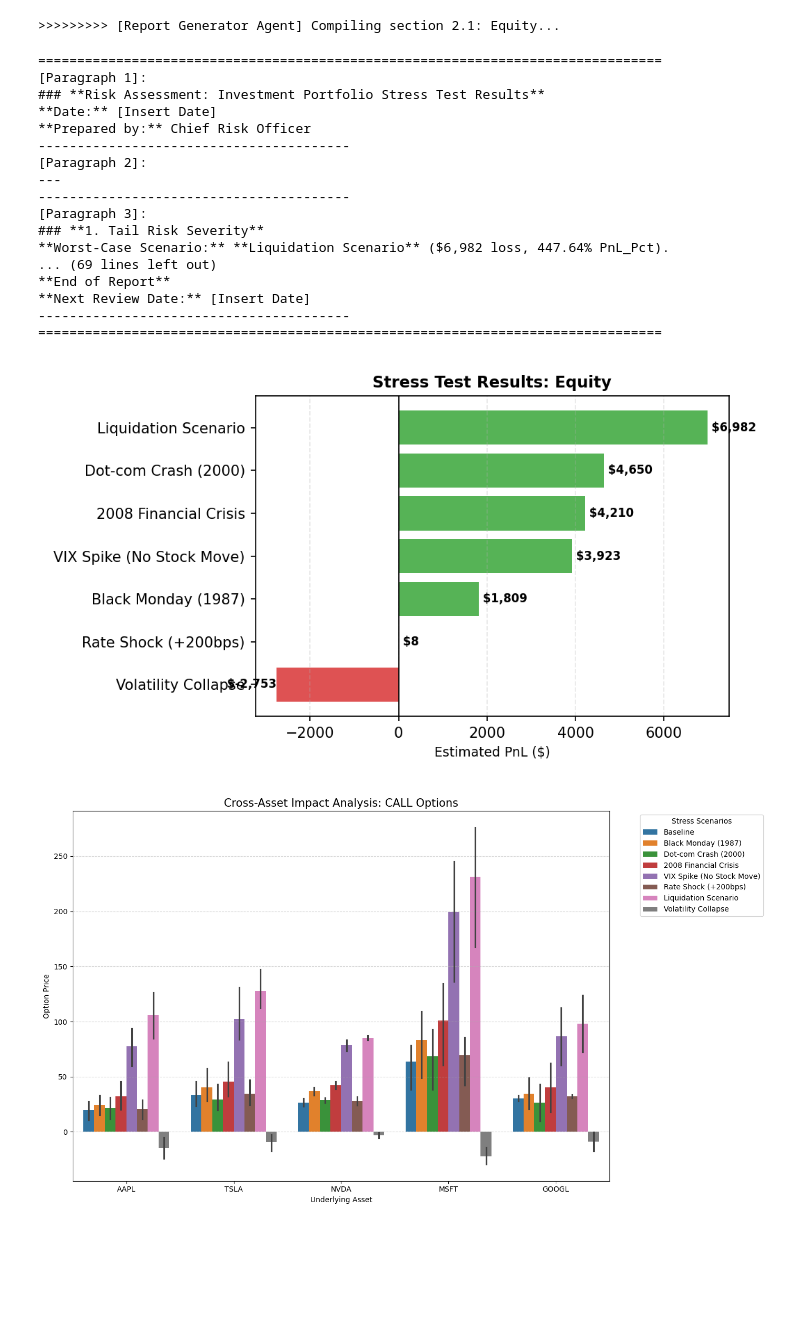
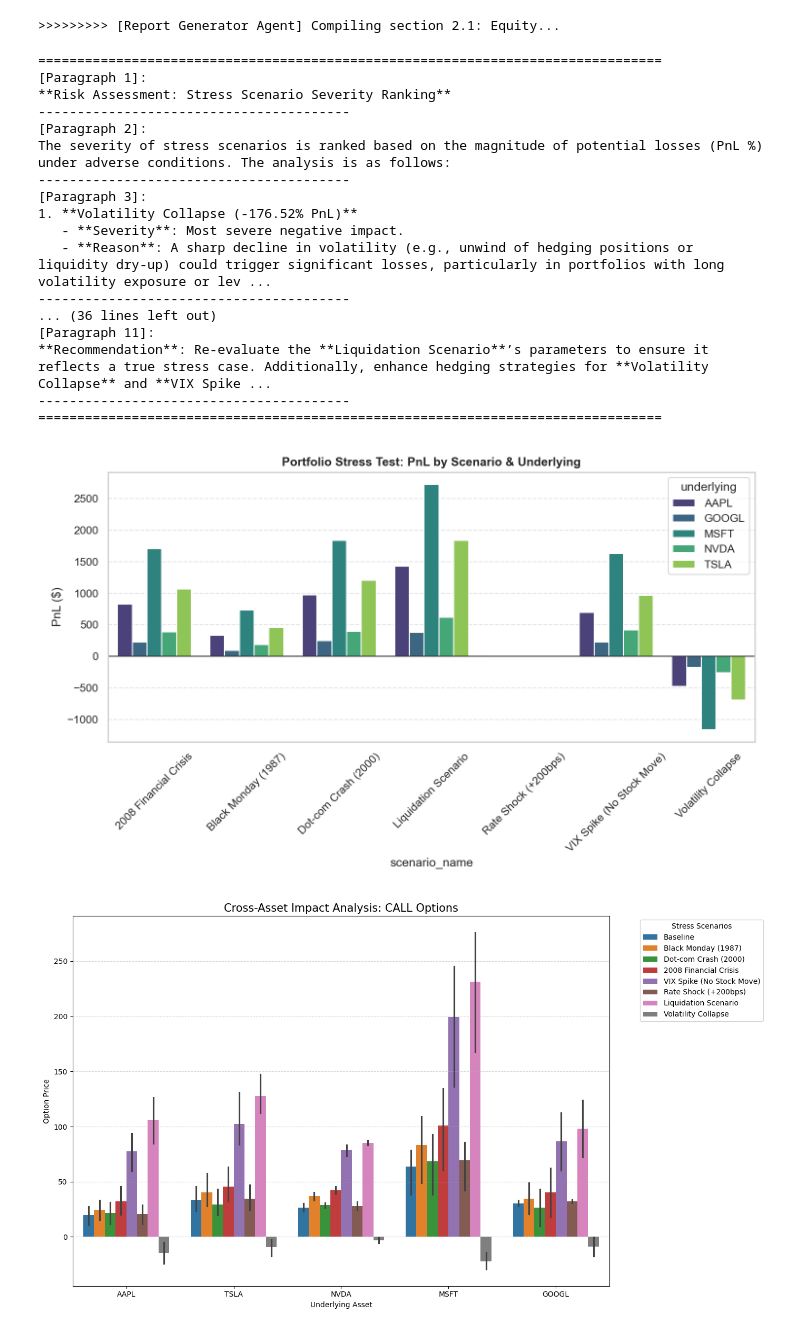
Before and after one commit to davidzgu/model_doc_automation, a Jupyter notebook: notebooks/dev/dev_multi_agent.ipynb, the cells around one changed output. Cells and saved outputs as stored; diff of their text form; code cells hidden in the pictures; blank space fills up the shorter version.

Commit message:
update report

```diff
--- a/notebooks/dev/dev_multi_agent.ipynb
+++ b/notebooks/dev/dev_multi_agent.ipynb
@@ -1512,6 +1834,6 @@ from bsm_multi_agents.agents.report_generator_node import (
 
 df = stress_test_results_sub
 # %%
-df_stress_raw, df_llm_clean = prepare_stress_test_data(df)
-table_str = df_llm_clean.to_markdown(index=False)
+df_agg_underlying_level, df_agg_scenario_level = prepare_stress_test_data(df)
+df_str = df_agg_scenario_level.to_markdown(index=False)
 # %%
@@ -1538,28 +1865,28 @@ ai_msg = llm.invoke([
 # %%
-_print_debug_summary(ai_msg.content)
+_print_debug_summary(res_quality)
 # %% [output]
 ================================================================================
 [Paragraph 1]:
-### **Risk Assessment: Investment Portfolio Stress Test Results**
-**Date:** [Insert Date]
-**Prepared by:** Chief Risk Officer
+**Risk Assessment: Stress Scenario Severity Ranking**
 ----------------------------------------
 [Paragraph 2]:
----
+The severity of stress scenarios is ranked based on the magnitude of potential losses (PnL %) under adverse conditions. The analysis is as follows:
 ----------------------------------------
 [Paragraph 3]:
-### **1. Tail Risk Severity**
-**Worst-Case Scenario:** **Liquidation Scenario** ($6,982 loss, 447.64% PnL_Pct).
-... (69 lines left out)
-**End of Report**
-**Next Review Date:** [Insert Date]
+1. **Volatility Collapse (-176.52% PnL)**
+   - **Severity**: Most severe negative impact.
+   - **Reason**: A sharp decline in volatility (e.g., unwind of hedging positions or liquidity dry-up) could trigger significant losses, particularly in portfolios with long volatility exposure or lev ...
+----------------------------------------
+... (36 lines left out)
+[Paragraph 11]:
+**Recommendation**: Re-evaluate the **Liquidation Scenario**’s parameters to ensure it reflects a true stress case. Additionally, enhance hedging strategies for **Volatility Collapse** and **VIX Spike ...
 ----------------------------------------
 ================================================================================
 # %%
-img_stress = create_stress_chart(df_stress_raw, asset)
+img_stress = create_stress_chart(df_agg_underlying_level)
 display(Image(data=img_stress.getvalue()))
 # %% [output]
-[figure, old version]
+[figure, new version]
 # %%
 plt.figure(figsize=(14, 8))
 ax = sns.barplot(
```
Also changed, not shown: parts of 41 cells of this notebook, 9 other files.
